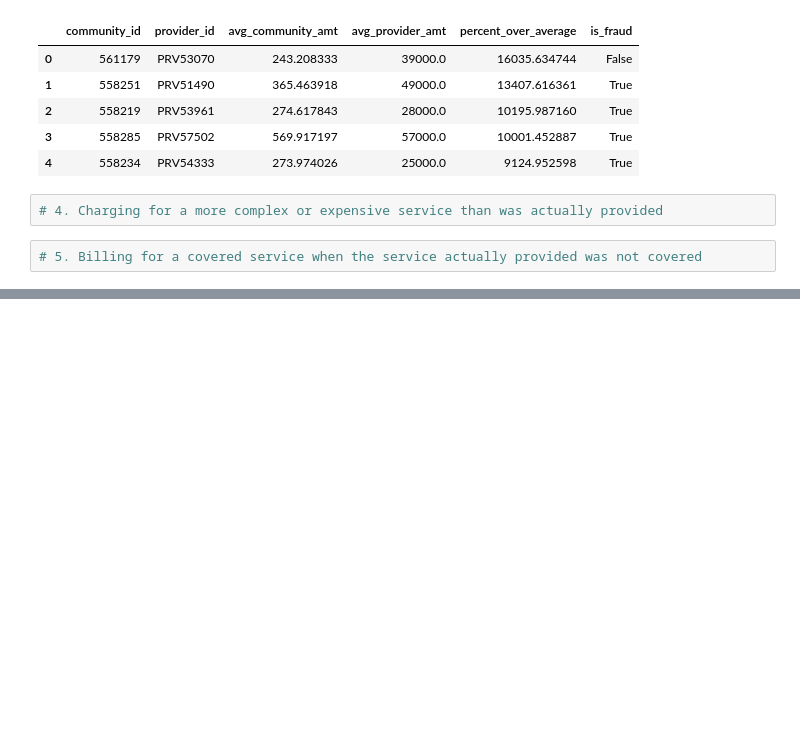
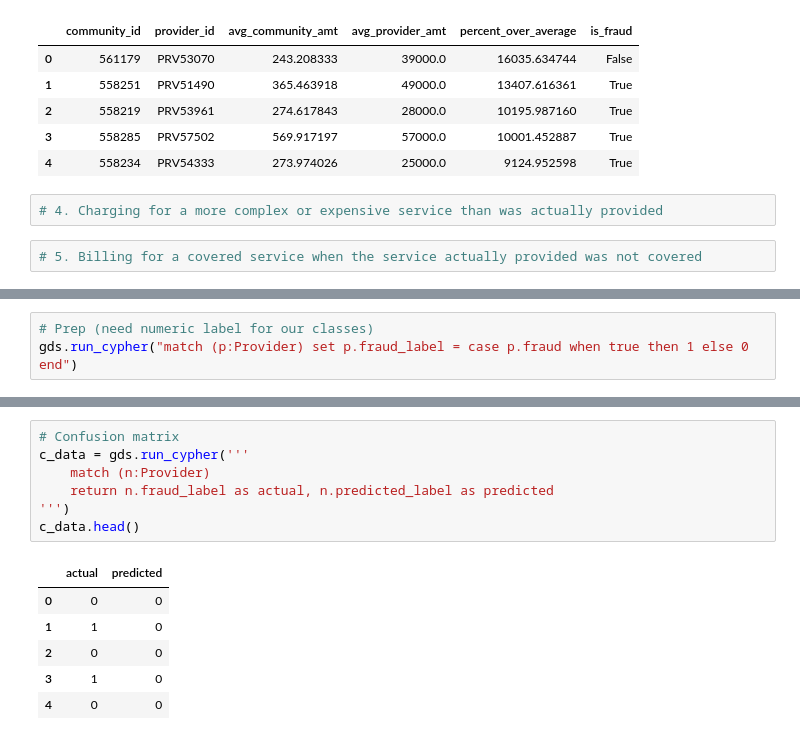
Before and after one commit to lqst/neo4j-hackathons, a Jupyter notebook: project3/01 medicare.ipynb, the cells around one changed output, grey strips where cells are left out. Cells and saved outputs as stored; diff of their text form; blank space fills up the shorter version.

```diff
--- a/project3/01 medicare.ipynb
+++ b/project3/01 medicare.ipynb
@@ -394,0 +397,3 @@ community_dist.head()
+# %%
+# Prep (need numeric label for our classes)
+gds.run_cypher("match (p:Provider) set p.fraud_label = case p.fraud when true then 1 else 0 end")
@@ -394,0 +527,14 @@ community_dist.head()
+# %%
+# Confusion matrix
+c_data = gds.run_cypher('''
+    match (n:Provider)
+    return n.fraud_label as actual, n.predicted_label as predicted
+''')
+c_data.head()
+# %% [output]
+|  | actual | predicted |
+| 0 | 0 | 0 |
+| 1 | 1 | 0 |
+| 2 | 0 | 0 |
+| 3 | 1 | 0 |
+| 4 | 0 | 0 |
```
Also changed, not shown: parts of 17 cells of this notebook.
